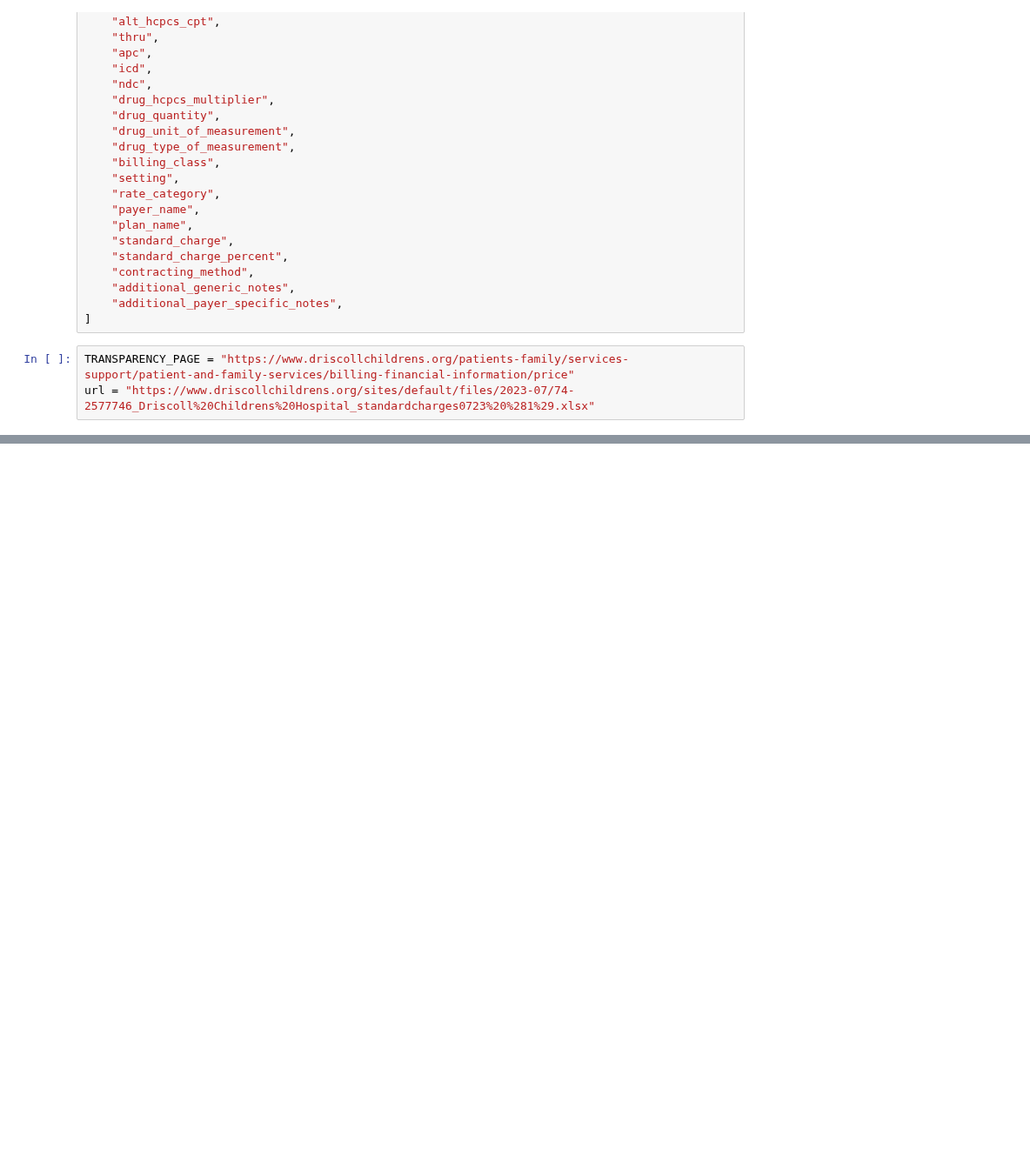
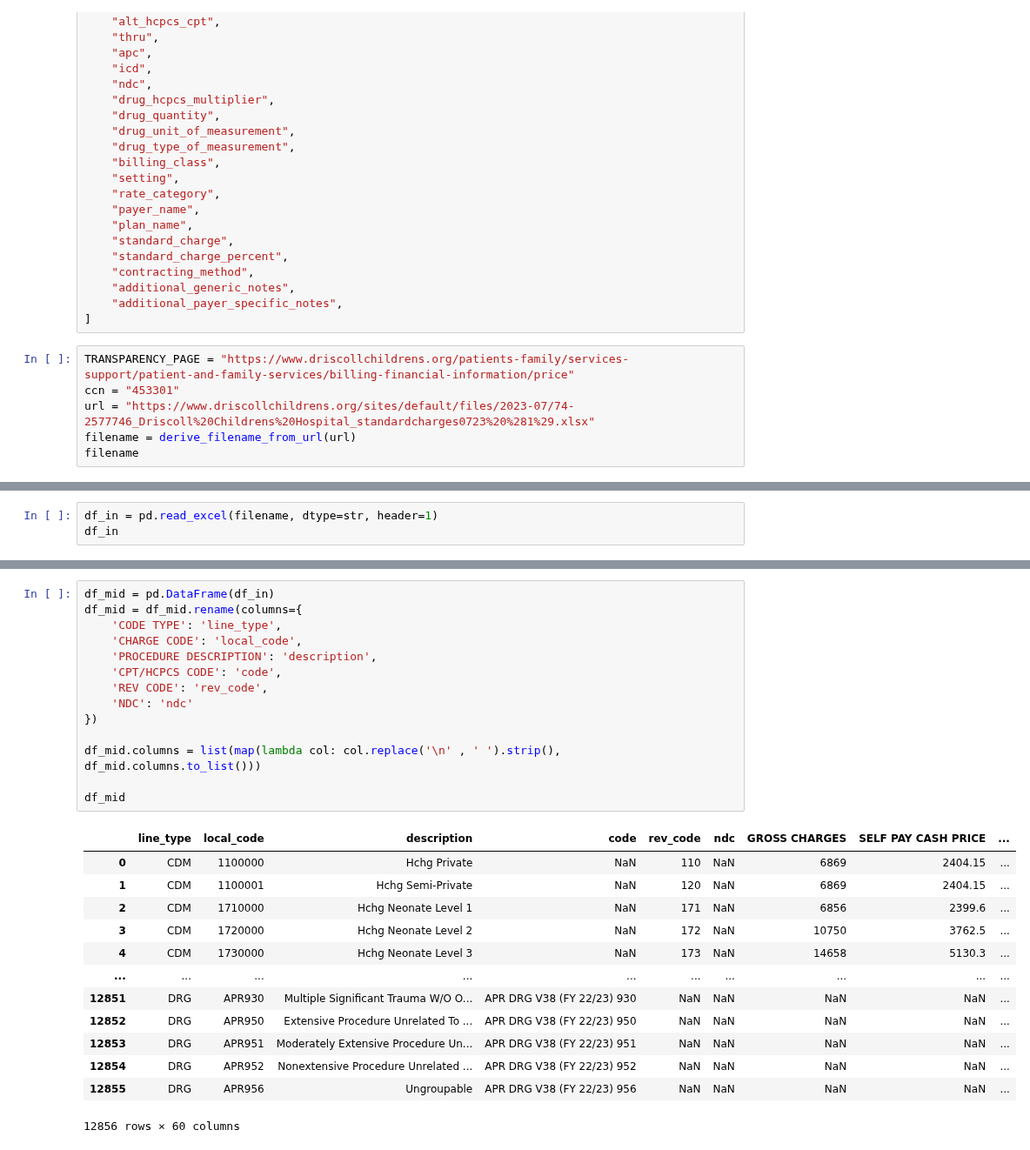
Before and after one commit to rl1987/dolthub-bounty-transparency-in-pricing, a Jupyter notebook: DriscollsChildren.ipynb, the cells around one changed output, grey strips where cells are left out. Shown at 87% size. Cells and saved outputs as stored; diff of their text form; blank space fills up the shorter version.

```diff
--- a/DriscollsChildren.ipynb
+++ b/DriscollsChildren.ipynb
@@ -38,4 +40,7 @@ TARGET_COLUMNS = [
 ]
 # %%
 TRANSPARENCY_PAGE = "https://www.driscollchildrens.org/patients-family/services-support/patient-and-family-services/billing-financial-information/price"
+ccn = "453301"
 url = "https://www.driscollchildrens.org/sites/default/files/2023-07/74-2577746_Driscoll%20Childrens%20Hospital_standardcharges0723%20%281%29.xlsx"
+filename = derive_filename_from_url(url)
+filename
@@ -41,0 +54,3 @@ url = "https://www.driscollchildrens.org/sites/default/files/2023-07/74-2577746_
+# %%
+df_in = pd.read_excel(filename, dtype=str, header=1)
+df_in
@@ -41,0 +71,28 @@ url = "https://www.driscollchildrens.org/sites/default/files/2023-07/74-2577746_
+# %%
+df_mid = pd.DataFrame(df_in)
+df_mid = df_mid.rename(columns={
+    'CODE TYPE': 'line_type',
+    'CHARGE CODE': 'local_code',
+    'PROCEDURE DESCRIPTION': 'description',
+    'CPT/HCPCS CODE': 'code',
+    'REV CODE': 'rev_code',
+    'NDC': 'ndc'
+})
+
+df_mid.columns = list(map(lambda col: col.replace('\n' , ' ').strip(), df_mid.columns.to_list()))
+
+df_mid
+# %% [output]
+|  | line_type | local_code | description | code | rev_code | ndc | GROSS CHARGES | SELF PAY CASH PRICE | ... |
+| 0 | CDM | 1100000 | Hchg Private | NaN | 110 | NaN | 6869 | 2404.15 | ... |
+| 1 | CDM | 1100001 | Hchg Semi-Private | NaN | 120 | NaN | 6869 | 2404.15 | ... |
+| 2 | CDM | 1710000 | Hchg Neonate Level 1 | NaN | 171 | NaN | 6856 | 2399.6 | ... |
+| 3 | CDM | 1720000 | Hchg Neonate Level 2 | NaN | 172 | NaN | 10750 | 3762.5 | ... |
+| 4 | CDM | 1730000 | Hchg Neonate Level 3 | NaN | 173 | NaN | 14658 | 5130.3 | ... |
+| ... | ... | ... | ... | ... | ... | ... | ... | ... | ... |
+| 12851 | DRG | APR930 | Multiple Significant Trauma W/O O... | APR DRG V38 (FY 22/23) 930 | NaN | NaN | NaN | NaN | ... |
+| 12852 | DRG | APR950 | Extensive Procedure Unrelated To ... | APR DRG V38 (FY 22/23) 950 | NaN | NaN | NaN | NaN | ... |
+| 12853 | DRG | APR951 | Moderately Extensive Procedure Un... | APR DRG V38 (FY 22/23) 951 | NaN | NaN | NaN | NaN | ... |
+| 12854 | DRG | APR952 | Nonextensive Procedure Unrelated ... | APR DRG V38 (FY 22/23) 952 | NaN | NaN | NaN | NaN | ... |
+| 12855 | DRG | APR956 | Ungroupable | APR DRG V38 (FY 22/23) 956 | NaN | NaN | NaN | NaN | ... |
+12856 rows × 60 columns
```
Also changed, not shown: parts of 17 cells of this notebook.
